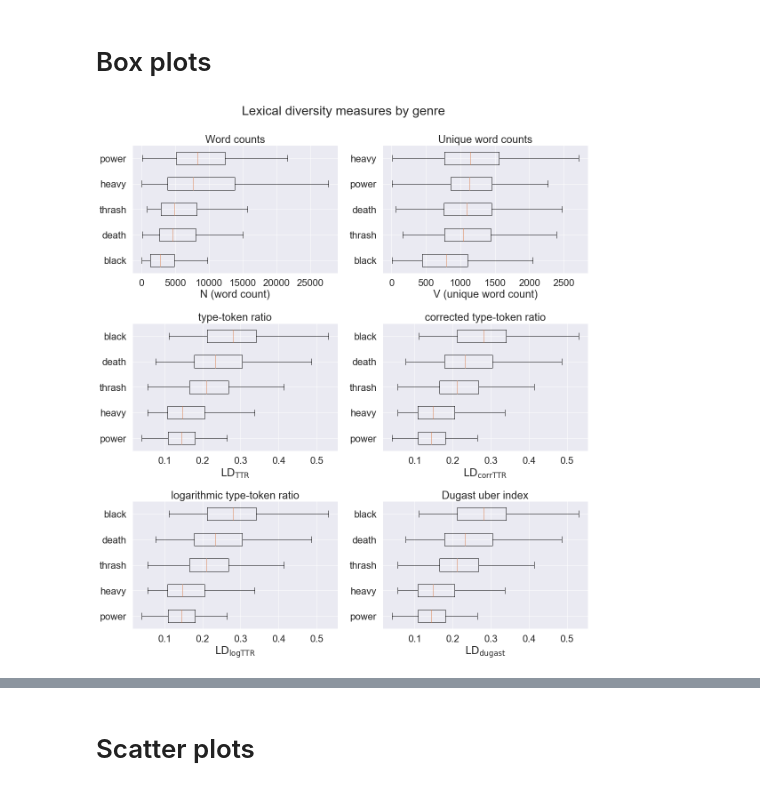
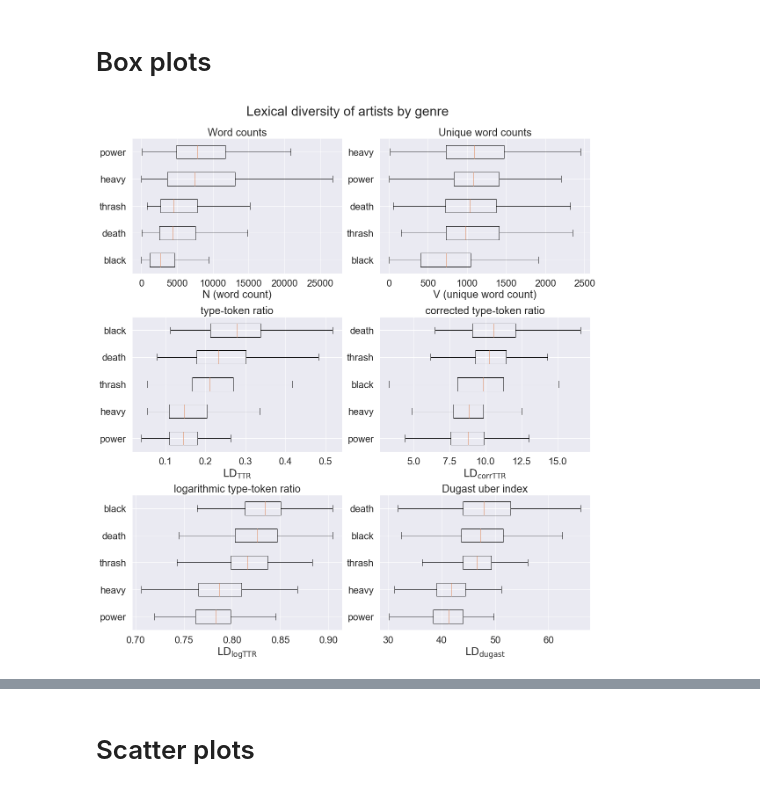
Before and after one commit to pdqnguyen/metallyrics, a Jupyter notebook: lyrics2.ipynb, the cells around one changed output, grey strips where cells are left out. Saved outputs shown, nothing was run; the diff lists cells and outputs as text; code cells hidden in the pictures.

```diff
--- a/lyrics2.ipynb
+++ b/lyrics2.ipynb
@@ -116,70 +133,2 @@ fig.tight_layout(rect=[0, 0, 1, 0.95])
 # %% [markdown]
 # Box plots
-# %%
-fig, axes = plt.subplots(3, 2, figsize=(16, 18))
-fig.suptitle("Lexical diversity measures by genre")
-axes = axes.flatten()
-
-ax = axes[0]
-boxdata = []
-for i, genre in enumerate(genres):
-    df_genre = df_bands[df_bands[genre] == 1]
-    boxdata.append((genre, df_genre.N))
-boxdata.sort(key=lambda x: x[1].median())
-ax.boxplot([x[1] for x in boxdata], vert=False, labels=[x[0] for x in boxdata], showfliers=False)
-ax.set_title("Word counts")
-ax.set_xlabel("N (word count)")
-
-ax = axes[1]
-boxdata = []
-for i, genre in enumerate(genres):
-    df_genre = df_bands[df_bands[genre] == 1]
-    boxdata.append((genre, df_genre.V))
-boxdata.sort(key=lambda x: x[1].median())
-ax.boxplot([x[1] for x in boxdata], vert=False, labels=[x[0] for x in boxdata], showfliers=False)
-ax.set_title("Unique word counts")
-ax.set_xlabel("V (unique word count)")
-
-ax = axes[2]
-boxdata = []
-for i, genre in enumerate(genres):
-    df_genre = df_bands[df_bands[genre] == 1]
-    boxdata.append((genre, df_genre.TTR))
-boxdata.sort(key=lambda x: x[1].median())
-ax.boxplot([x[1] for x in boxdata], vert=False, labels=[x[0] for x in boxdata], showfliers=False)
-ax.set_title("type-token ratio")
-ax.set_xlabel(r"$\mathrm{LD_{TTR}}$")
-
-ax = axes[3]
-boxdata = []
-for i, genre in enumerate(genres):
-    df_genre = df_bands[df_bands[genre] == 1]
-    boxdata.append((genre, df_genre.TTR))
-boxdata.sort(key=lambda x: x[1].median())
-ax.boxplot([x[1] for x in boxdata], vert=False, labels=[x[0] for x in boxdata], showfliers=False)
-ax.set_title("corrected type-token ratio")
-ax.set_xlabel(r"$\mathrm{LD_{corrTTR}}$")
-
-ax = axes[4]
-boxdata = []
-for i, genre in enumerate(genres):
-    df_genre = df_bands[df_bands[genre] == 1]
-    boxdata.append((genre, df_genre.TTR))
-boxdata.sort(key=lambda x: x[1].median())
-ax.boxplot([x[1] for x in boxdata], vert=False, labels=[x[0] for x in boxdata], showfliers=False)
-ax.set_title("logarithmic type-token ratio")
-ax.set_xlabel(r"$\mathrm{LD_{logTTR}}$")
-
-ax = axes[5]
-boxdata = []
-for i, genre in enumerate(genres):
-    df_genre = df_bands[df_bands[genre] == 1]
-    boxdata.append((genre, df_genre.TTR))
-boxdata.sort(key=lambda x: x[1].median())
-ax.boxplot([x[1] for x in boxdata], vert=False, labels=[x[0] for x in boxdata], showfliers=False)
-ax.set_title("Dugast uber index")
-ax.set_xlabel(r"$\mathrm{LD_{dugast}}$")
-
-fig.tight_layout(rect=[0, 0, 1, 0.95])
-# %% [output]
-[figure, removed]
@@ -185,0 +183,4 @@ fig.tight_layout(rect=[0, 0, 1, 0.95])
+# %%
+plot_boxplots(df_bands)
+# %% [output]
+[figure, added]
```
Also changed, not shown: parts of 29 cells of this notebook.
